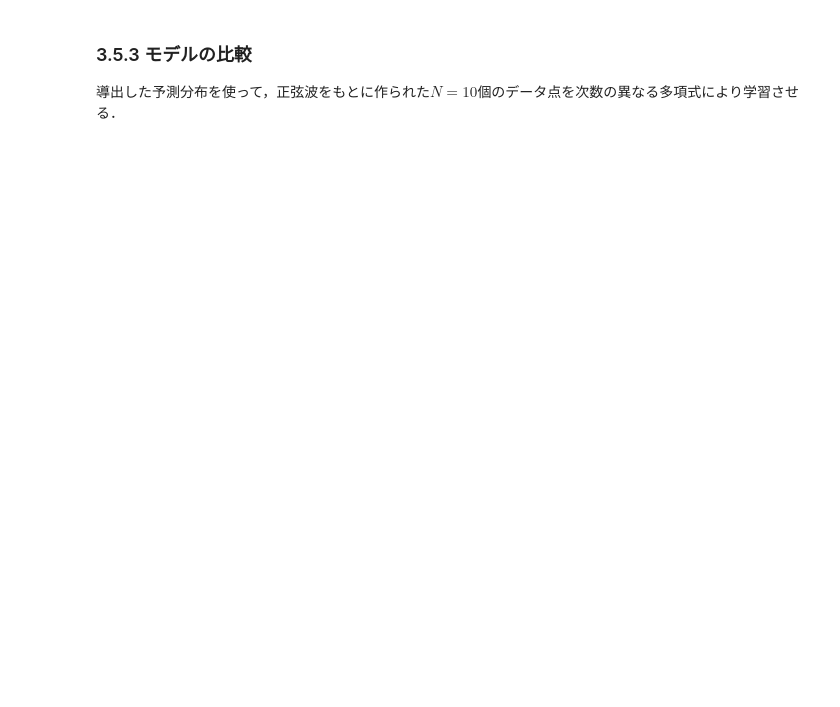
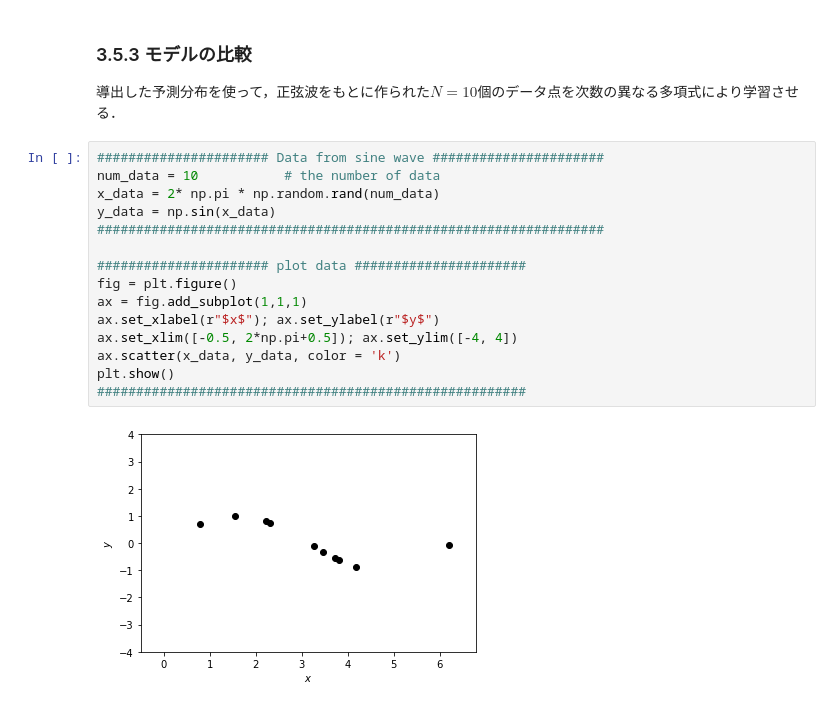
Before and after one commit to tcbn-ai/TIL, a Jupyter notebook: Study_Bayes/3.5_linear_regression.ipynb, the cells around one changed output. Cells and saved outputs as stored; diff of their text form; blank space fills up the shorter version.

```diff
--- a/Study_Bayes/3.5_linear_regression.ipynb
+++ b/Study_Bayes/3.5_linear_regression.ipynb
@@ -244,3 +246,20 @@ $$
 # %% [markdown]
 ### 3.5.3 モデルの比較
 導出した予測分布を使って，正弦波をもとに作られた$N = 10$個のデータ点を次数の異なる多項式により学習させる．
+# %%
+###################### Data from sine wave ######################
+num_data = 10           # the number of data
+x_data = 2* np.pi * np.random.rand(num_data)
+y_data = np.sin(x_data)
+#################################################################
+
+###################### plot data ######################
+fig = plt.figure()
+ax = fig.add_subplot(1,1,1)
+ax.set_xlabel(r"$x$"); ax.set_ylabel(r"$y$")
+ax.set_xlim([-0.5, 2*np.pi+0.5]); ax.set_ylim([-4, 4])
+ax.scatter(x_data, y_data, color = 'k')
+plt.show()
+#######################################################
+# %% [output]
+[figure, added]
```
Also changed, not shown: parts of 9 cells of this notebook.
